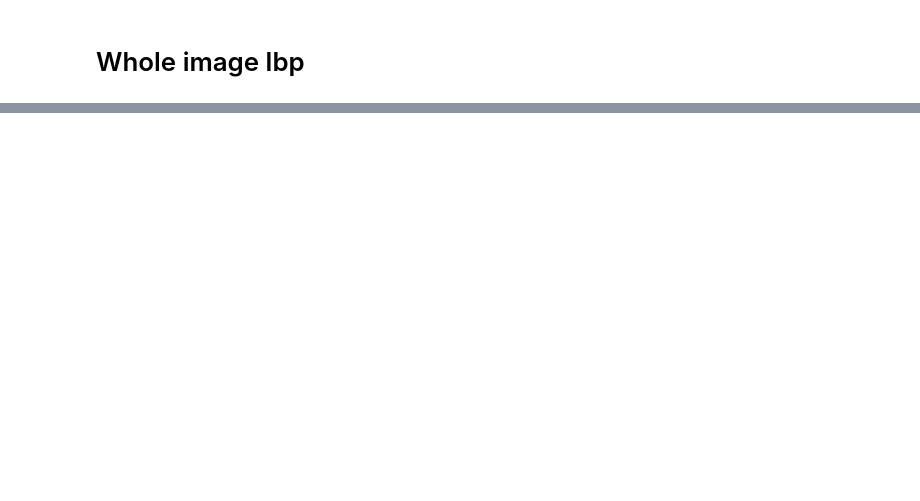
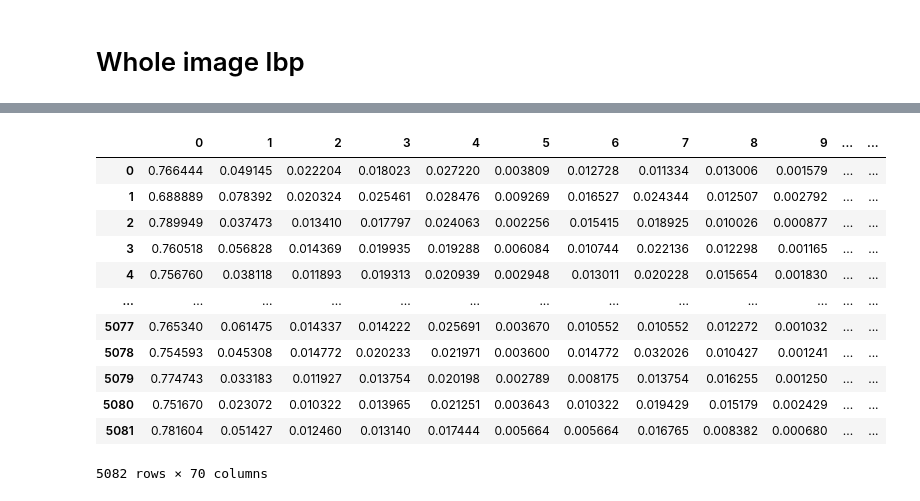
Before and after one commit to manasikattel/skin-lesion-cad, a Jupyter notebook: notebooks/0.3_mk_lbp_bow.ipynb, the cells around one changed output, grey strips where cells are left out. Saved outputs shown, nothing was run; the diff lists cells and outputs as text; code cells hidden in the pictures; blank space fills up the shorter version.

```diff
--- a/notebooks/0.3_mk_lbp_bow.ipynb
+++ b/notebooks/0.3_mk_lbp_bow.ipynb
@@ -234,0 +255,17 @@ weighted avg       0.73      0.72      0.72      4559
+# %%
+import pandas as pd
+pd.DataFrame(lbp_feats)
+# %% [output]
+|  | 0 | 1 | 2 | 3 | 4 | 5 | 6 | 7 | 8 | 9 | ... | ... |
+| 0 | 0.766444 | 0.049145 | 0.022204 | 0.018023 | 0.027220 | 0.003809 | 0.012728 | 0.011334 | 0.013006 | 0.001579 | ... | ... |
+| 1 | 0.688889 | 0.078392 | 0.020324 | 0.025461 | 0.028476 | 0.009269 | 0.016527 | 0.024344 | 0.012507 | 0.002792 | ... | ... |
+| 2 | 0.789949 | 0.037473 | 0.013410 | 0.017797 | 0.024063 | 0.002256 | 0.015415 | 0.018925 | 0.010026 | 0.000877 | ... | ... |
+| 3 | 0.760518 | 0.056828 | 0.014369 | 0.019935 | 0.019288 | 0.006084 | 0.010744 | 0.022136 | 0.012298 | 0.001165 | ... | ... |
+| 4 | 0.756760 | 0.038118 | 0.011893 | 0.019313 | 0.020939 | 0.002948 | 0.013011 | 0.020228 | 0.015654 | 0.001830 | ... | ... |
+| ... | ... | ... | ... | ... | ... | ... | ... | ... | ... | ... | ... | ... |
+| 5077 | 0.765340 | 0.061475 | 0.014337 | 0.014222 | 0.025691 | 0.003670 | 0.010552 | 0.010552 | 0.012272 | 0.001032 | ... | ... |
+| 5078 | 0.754593 | 0.045308 | 0.014772 | 0.020233 | 0.021971 | 0.003600 | 0.014772 | 0.032026 | 0.010427 | 0.001241 | ... | ... |
+| 5079 | 0.774743 | 0.033183 | 0.011927 | 0.013754 | 0.020198 | 0.002789 | 0.008175 | 0.013754 | 0.016255 | 0.001250 | ... | ... |
+| 5080 | 0.751670 | 0.023072 | 0.010322 | 0.013965 | 0.021251 | 0.003643 | 0.010322 | 0.019429 | 0.015179 | 0.002429 | ... | ... |
+| 5081 | 0.781604 | 0.051427 | 0.012460 | 0.013140 | 0.017444 | 0.005664 | 0.005664 | 0.016765 | 0.008382 | 0.000680 | ... | ... |
+5082 rows × 70 columns
```
Also changed, not shown: parts of 7 cells of this notebook, 4 other files.
